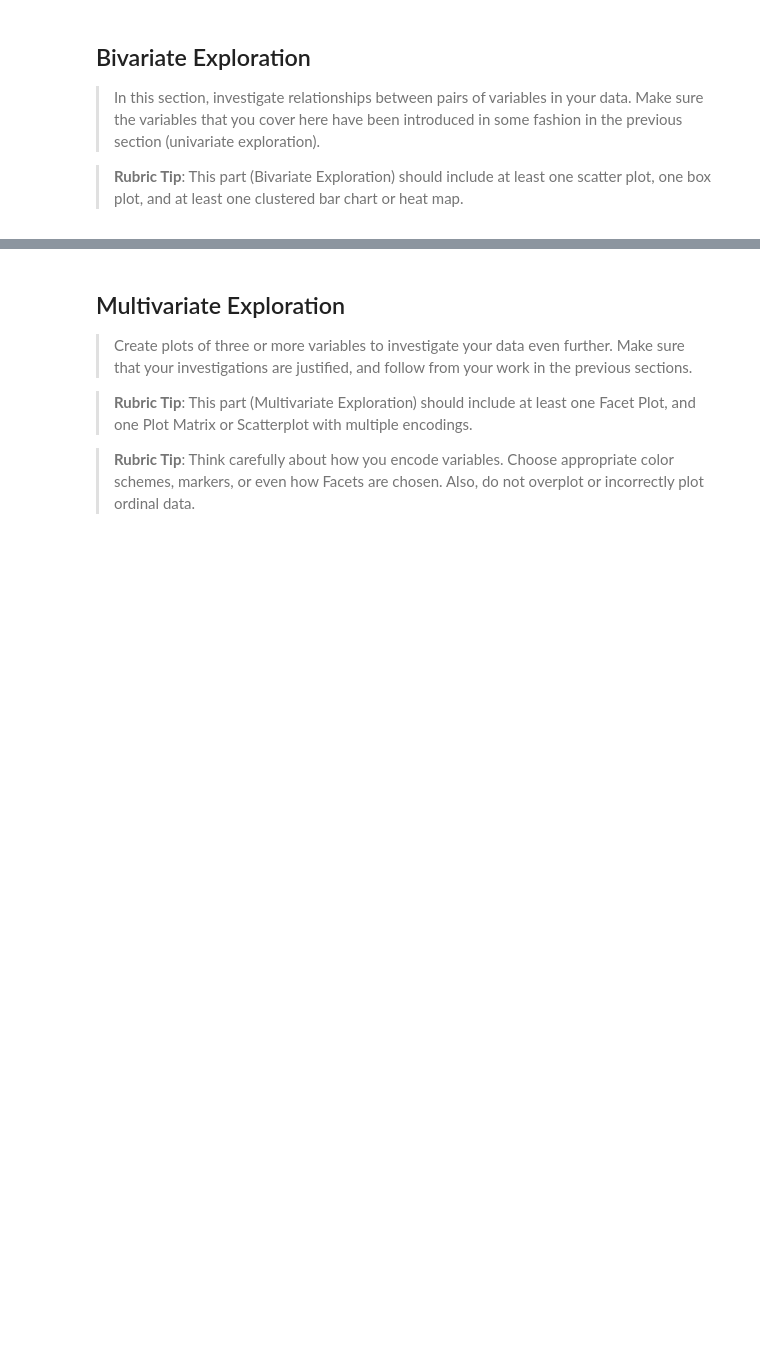
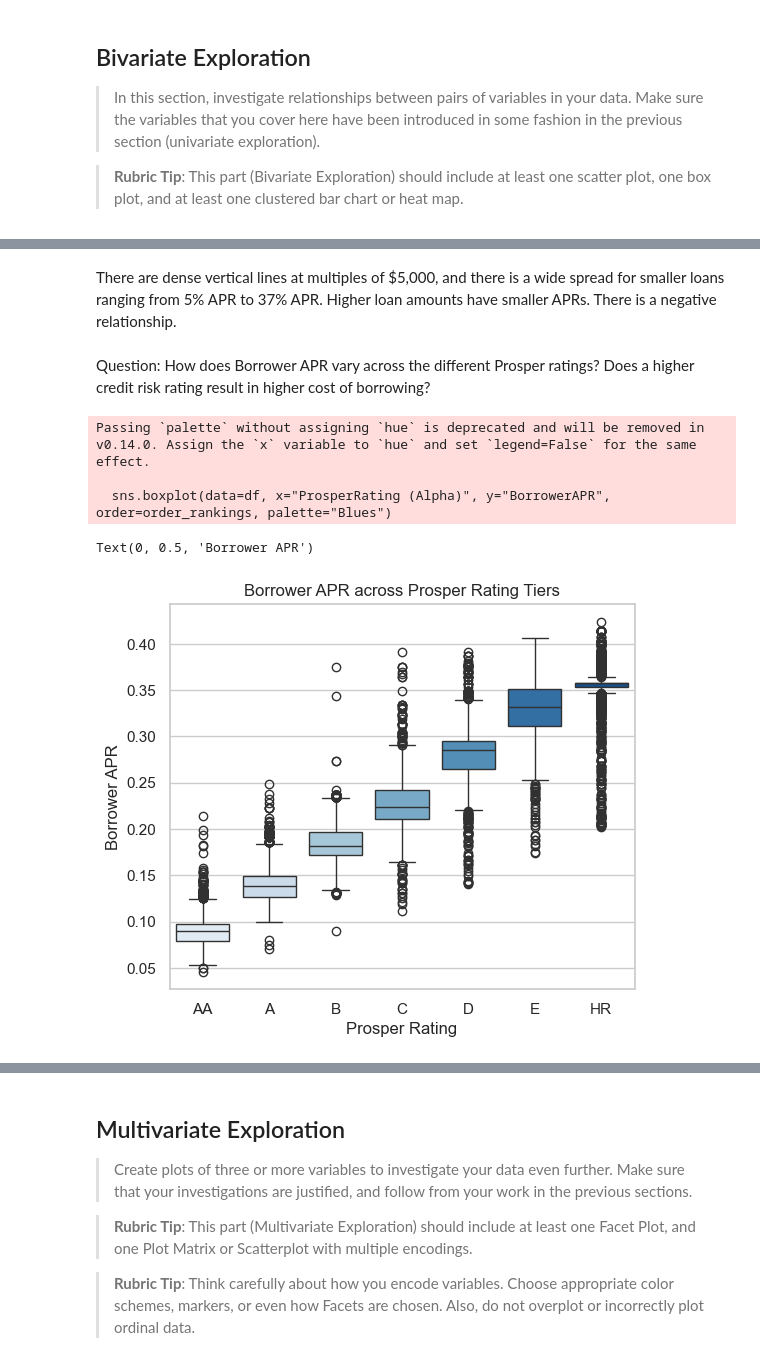
Before and after one commit to CV145/Data_Visualization, a Jupyter notebook: Part_I_exploration_template.ipynb, the cells around one changed output, grey strips where cells are left out. Cells and saved outputs as stored; diff of their text form; code cells hidden in the pictures; blank space fills up the shorter version.

```diff
--- a/Part_I_exploration_template.ipynb
+++ b/Part_I_exploration_template.ipynb
@@ -144,7 +144,10 @@ D: Medium-High Risk
 E: High Risk
 HR: High Risk (Subprime) — Borrowers with weak credit profiles or higher estimated default rates.
 # %%
-sns.countplot(x="ProsperRating (Alpha)", data=df, palette="Set2", order = ['AA', 'A', 'B', 'C', 'D', 'E', 'HR'])
+order_rankings = ['AA', 'A', 'B', 'C', 'D', 'E', 'HR']
+
+
+sns.countplot(x="ProsperRating (Alpha)", data=df, palette="Set2", order = order_rankings)
 
 plt.title("Distribution of borrowers across platform risk tiers")
 plt.xlabel("Prosper Rating")
@@ -179,0 +189,18 @@ Text(0, 0.5, 'Count')
+# %% [markdown]
+There are dense vertical lines at multiples of $5,000, and there is a wide spread for smaller loans ranging from 5% APR to 37% APR. Higher loan amounts have smaller APRs. There is a negative relationship.
+# %% [markdown]
+Question: How does Borrower APR vary across the different Prosper ratings? Does a higher credit risk rating result in higher cost of borrowing?
+# %%
+sns.set_theme(style="whitegrid")
+
+plt.figure(figsize=(6,5))
+sns.boxplot(data=df, x="ProsperRating (Alpha)", y="BorrowerAPR", order=order_rankings, palette="Blues")
+plt.title('Borrower APR across Prosper Rating Tiers')
+plt.xlabel('Prosper Rating')
+plt.ylabel('Borrower APR')
+# %% [output]
+Passing `palette` without assigning `hue` is deprecated and will be removed in v0.14.0. Assign the `x` variable to `hue` and set `legend=False` for the same effect.
+
+  sns.boxplot(data=df, x="ProsperRating (Alpha)", y="BorrowerAPR", order=order_rankings, palette="Blues")
+Text(0, 0.5, 'Borrower APR')
+[figure, added]
```
Also changed, not shown: parts of 10 cells of this notebook.
